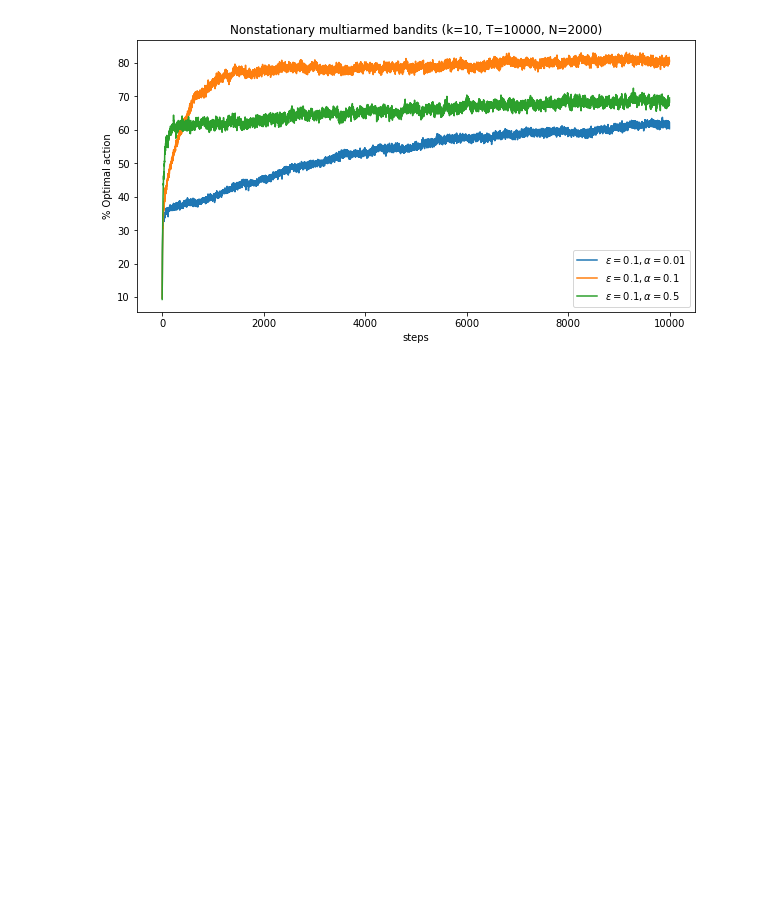
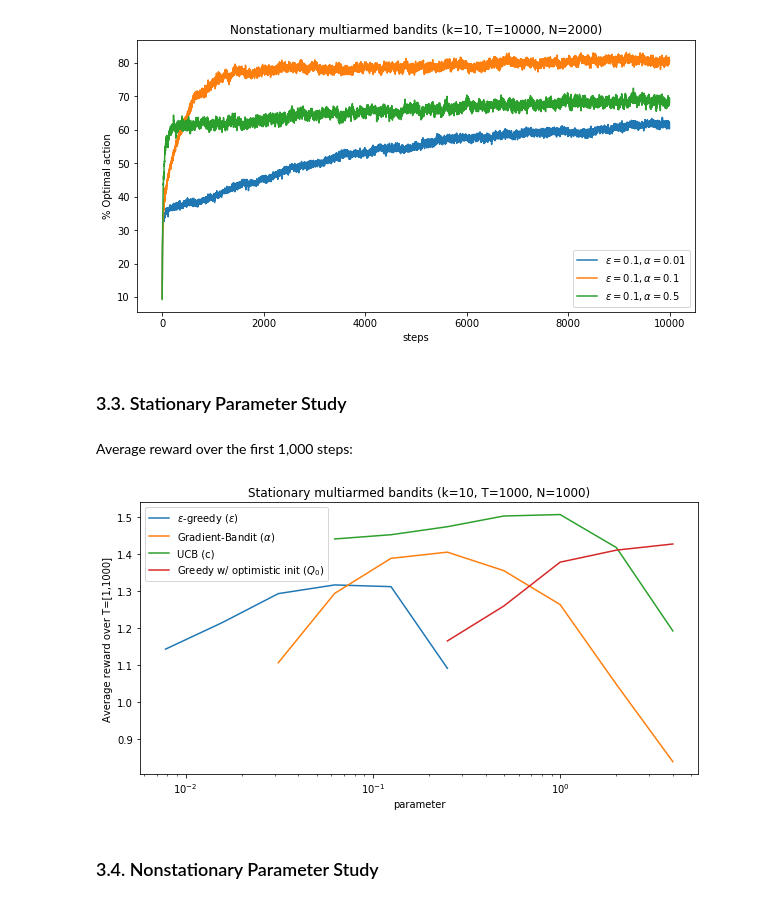
Before and after one commit to ezorita/reinforcement_learning, a Jupyter notebook: 2-multiarmed_bandits/multiarmed_bandits_testbed.ipynb, the cells around one changed output. Drawn from its saved outputs; the diff is of its cells as text; code cells hidden in the pictures; blank space fills up the shorter version.

Commit message:
Implement UCB, gradient bandit and parameter study

```diff
--- a/2-multiarmed_bandits/multiarmed_bandits_testbed.ipynb
+++ b/2-multiarmed_bandits/multiarmed_bandits_testbed.ipynb
@@ -121,8 +148,8 @@ P(A_t) =
 $
 # %%
 class BanditEpsilonGreedy(Bandit):
-    def __init__(self, k, epsilon):
-        super().__init__(k)
+    def __init__(self, k, epsilon, Q0=0):
+        super().__init__(k, Q0)
         self.epsilon = epsilon
 
     def action(self):
@@ -162,3 +213,32 @@ class BanditFixedStepsize(Bandit):
+# %%
+def softmax(x):
+    return np.exp(x)/np.sum(np.exp(x))
+# %%
+class GradientBandit():
+    def __init__(self, k, alpha):
+        self.k = k
+        self.alpha = alpha
+        self.H = np.zeros(k)
+        self.R_mean = 0
+        self.R_cnt = 0
+        self.reset()
+
+    def reset(self):
+        self.H = np.zeros(k)
+        self.R_mean = 0
+        self.R_cnt = 0
+
+    def action(self):
+        return np.random.choice(self.k, p=softmax(self.H))
+
+    def action_value_update(self, A_t, R_t):
+        # Gradient update
+        one = np.zeros(k)
+        one[A_t] = 1
+        self.H = self.H + self.alpha*(R_t-self.R_mean)*(one-softmax(self.H))
+        # Update average Reward
+        self.R_cnt += 1
+        self.R_mean = self.R_mean + 1/self.R_cnt * (R_t - self.R_mean)
 # %% [markdown]
 ## 3. Simulation
 Run all bandit methods sequentially and compare the results.
@@ -257,3 +337,5 @@ plt.plot(fs3_opt.mean(axis=0)*100)
 plt.legend([r'$\epsilon=0.1, \alpha=0.01$',r'$\epsilon=0.1, \alpha=0.1$',r'$\epsilon=0.1, \alpha=0.5$']);
 # %% [output]
 [figure]
+# %% [markdown]
+### 3.3. Stationary Parameter Study
@@ -259,0 +394,18 @@ plt.legend([r'$\epsilon=0.1, \alpha=0.01$',r'$\epsilon=0.1, \alpha=0.1$',r'$\eps
+# %% [markdown]
+Average reward over the first 1,000 steps:
+# %%
+# Plot
+plt.figure(figsize=(10,5))
+plt.title('Stationary multiarmed bandits (k=10, T={}, N={})'.format(T,N))
+plt.xlabel('parameter')
+plt.ylabel('Average reward over T=[1,1000]')
+plt.plot([1/128, 1/64, 1/32, 1/16, 1/8, 1/4], eg_reward)
+plt.plot([1/32, 1/16, 1/8, 1/4, 1/2, 1, 2, 4], gb_reward)
+plt.plot([1/16, 1/8, 1/4, 1/2, 1, 2, 4], ucb_reward)
+plt.plot([1/4, 1/2, 1, 2, 4], oi_reward)
+plt.xscale('log')
+plt.legend([r'$\epsilon$-greedy ($\epsilon$)', r'Gradient-Bandit ($\alpha$)', 'UCB (c)', r'Greedy w/ optimistic init ($Q_0$)']);
+# %% [output]
+[figure, added]
+# %% [markdown]
+### 3.4. Nonstationary Parameter Study
```
Also changed, not shown: parts of 14 cells of this notebook.
